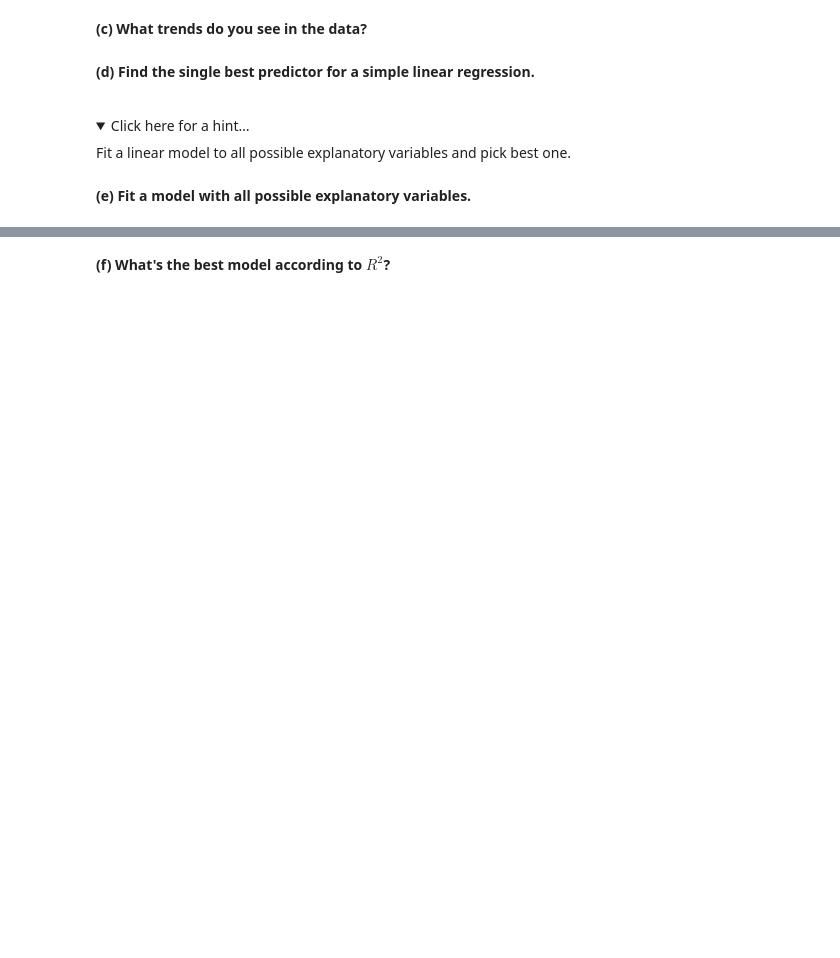
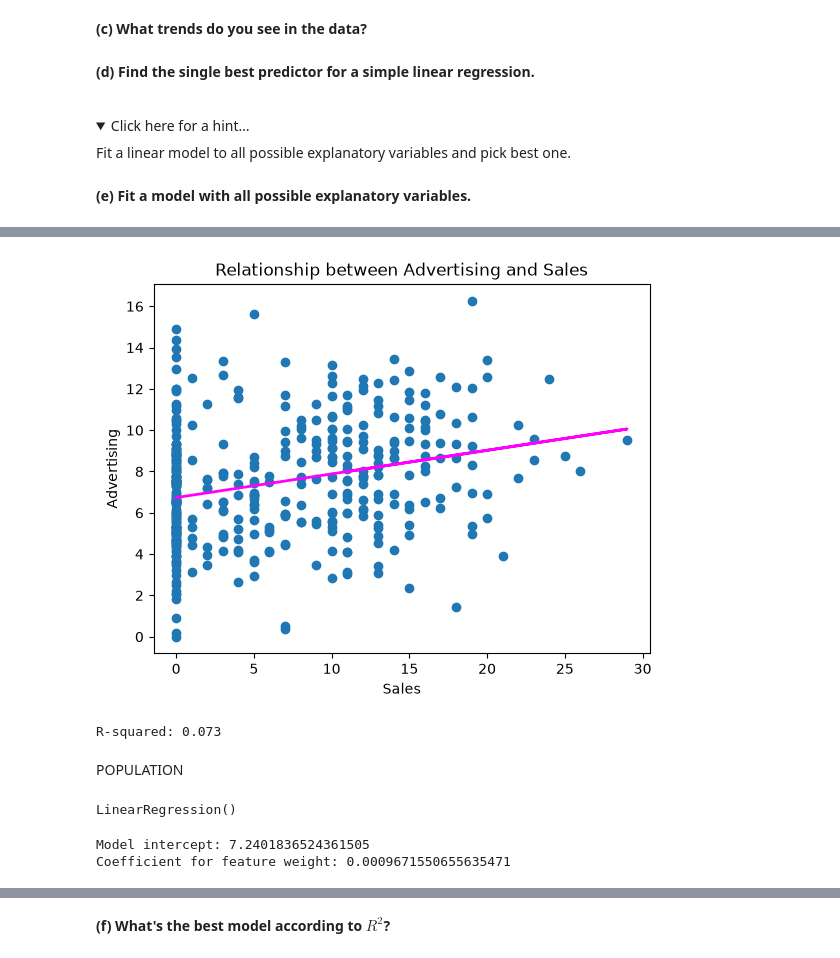
Before and after one commit to andrioliserena/linear_regressiom, a Jupyter notebook: 5_multiple_linear_regression_exercise.ipynb, the cells around one changed output, grey strips where cells are left out. Saved outputs shown, nothing was run; the diff lists cells and outputs as text; code cells hidden in the pictures; folded sections open; blank space fills up the shorter version.

```diff
--- a/5_multiple_linear_regression_exercise.ipynb
+++ b/5_multiple_linear_regression_exercise.ipynb
@@ -41,0 +198,42 @@ Fit a linear model to all possible explanatory variables and pick best one.
+# %%
+# Plotting our data points
+plt.scatter(X, y)
+
+# Adding the fitted regression line of our model
+plt.plot(X, X * slope + intercept, "-", color="magenta", linewidth=2)
+
+plt.title("Relationship between Advertising and Sales")
+plt.ylabel("Advertising")
+plt.xlabel("Sales");
+# %% [output]
+[figure, added]
+# %%
+# Calculate the estimated value for each data point
+y_hat = lin_reg.predict(X)
+
+# Calculate the R-squared for our model
+print("R-squared:", round(r2_score(y, y_hat), 3))
+# %% [output]
+R-squared: 0.073
+# %% [markdown]
+POPULATION
+# %%
+X = cars[["Population"]]  # X needs to be 2-dimensional so we need double brackets here
+y = cars["Sales"]
+
+# Instantiate our model
+lin_reg = LinearRegression()
+
+# Train the model using our data
+lin_reg.fit(X, y)
+# %% [output]
+LinearRegression()
+# %%
+# Intercept and slope/coefficient can be accessed via .intercept_ and .coef_
+intercept = lin_reg.intercept_
+slope = lin_reg.coef_[0]
+print("Model intercept:", intercept)
+print("Coefficient for feature weight:", slope)
+# %% [output]
+Model intercept: 7.2401836524361505
+Coefficient for feature weight: 0.0009671550655635471
```
Also changed, not shown: parts of 38 cells of this notebook, 5 other files.
